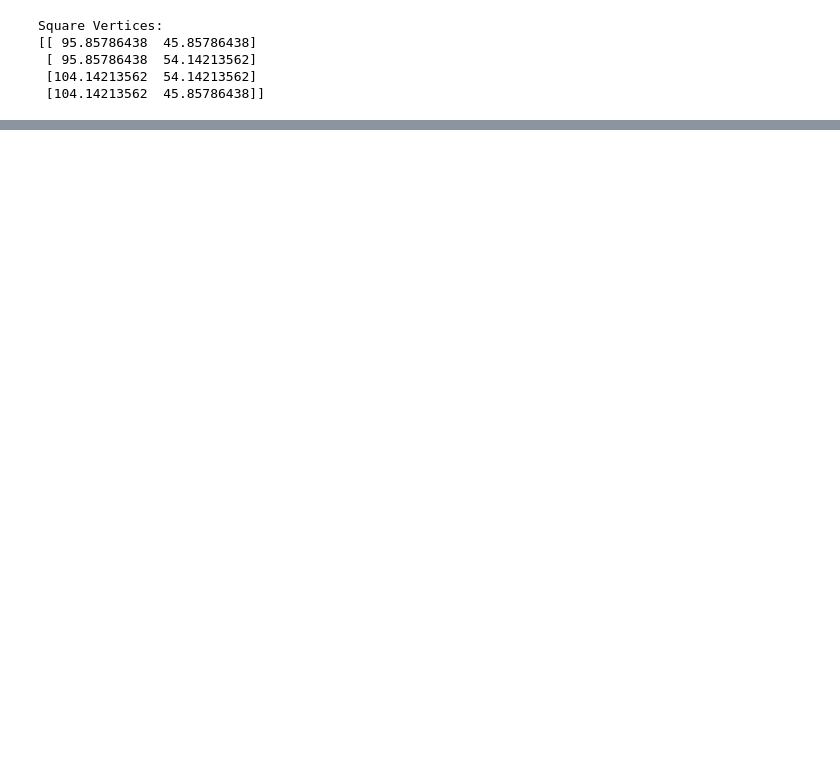
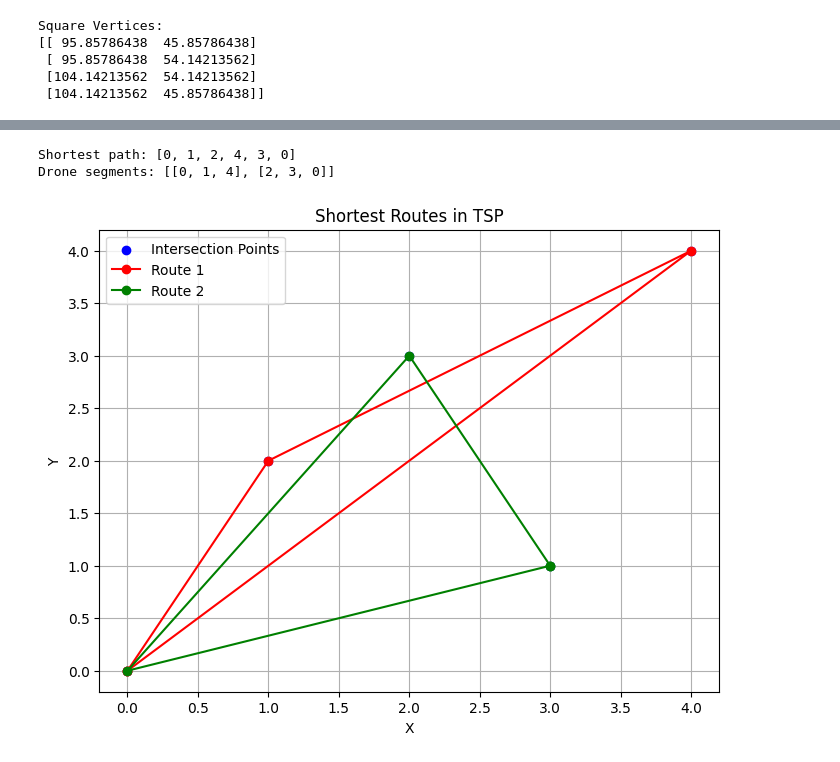
Before and after one commit to dorndorn54/python, a Jupyter notebook: drone_sim/test.ipynb, the cells around one changed output, grey strips where cells are left out. Cells and saved outputs as stored; diff of their text form; code cells hidden in the pictures; blank space fills up the shorter version.

```diff
--- a/drone_sim/test.ipynb
+++ b/drone_sim/test.ipynb
@@ -38,0 +192,73 @@ Square Vertices:
+# %%
+import networkx as nx
+import matplotlib.pyplot as plt
+
+def find_shortest_path(intersection_points):
+    # Create a complete graph with intersection points as nodes
+    G = nx.Graph()
+    G.add_nodes_from(range(len(intersection_points)))
+
+    # Calculate distances between each pair of points
+    for i in range(len(intersection_points)):
+        for j in range(i+1, len(intersection_points)):
+            distance = calculate_distance(intersection_points[i], intersection_points[j])
+            G.add_edge(i, j, weight=distance)
+
+    # Solve the TSP using the held-karp algorithm
+    tsp_path = nx.approximation.traveling_salesman_problem(G)
+    return tsp_path
+
+def calculate_distance(point1, point2):
+    # Calculate Euclidean distance between two points
+    return ((point1[0] - point2[0])**2 + (point1[1] - point2[1])**2) ** 0.5
+
+def distribute_points_among_drones(tsp_path, num_drones):
+    # Initialize empty segments for each drone
+    drone_segments = [[] for _ in range(num_drones)]
+    total_distances = [0] * num_drones
+
+    # Assign points to drones alternatingly
+    for i, point_index in enumerate(tsp_path):
+        min_index = min(range(num_drones), key=lambda j: total_distances[j])
+        drone_segments[min_index].append(point_index)
+        if i > 0:
+            total_distances[min_index] += calculate_distance(intersection_points[tsp_path[i-1]], intersection_points[point_index])
+
+    return drone_segments
+
+# Example usage:
+intersection_points = [(0, 0), (1, 2), (3, 1), (2, 3), (4, 4)]
+num_drones = 2
+
+# Find shortest path
+shortest_path = find_shortest_path(intersection_points)
+
+# Distribute points among drones
+drone_segments = distribute_points_among_drones(shortest_path, num_drones)
+
+print("Shortest path:", shortest_path)
+print("Drone segments:", drone_segments)
+
+# Plot the points and routes
+plt.figure(figsize=(8, 6))
+
+# Plot points
+plt.scatter(*zip(*intersection_points), color='blue', label='Intersection Points')
+
+# Plot routes
+colors = ['red', 'green']  # Define colors for the routes
+for i, segment in enumerate(drone_segments):
+    route_points = [intersection_points[j] for j in segment]  # Extract points in the route order
+    route_points.append(intersection_points[segment[0]])  # Return to starting point to complete the loop
+    route_x, route_y = zip(*route_points)
+    plt.plot(route_x, route_y, color=colors[i], linestyle='-', marker='o', label=f'Route {i+1}')
+
+plt.xlabel('X')
+plt.ylabel('Y')
+plt.title('Shortest Routes in TSP')
+plt.legend()
+plt.grid(True)
+# %% [output]
+Shortest path: [0, 1, 2, 4, 3, 0]
+Drone segments: [[0, 1, 4], [2, 3, 0]]
+[figure, added]
```
Also changed, not shown: parts of 5 cells of this notebook, 2 other files.
